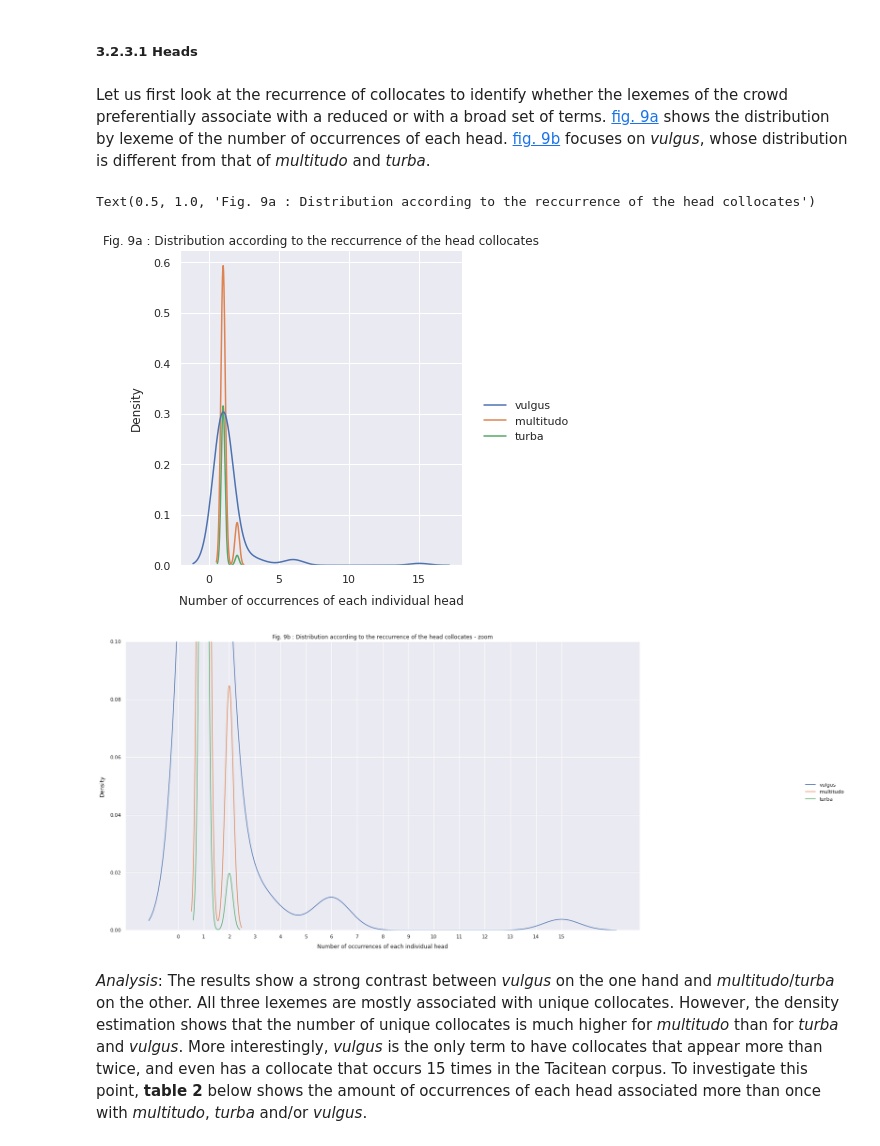
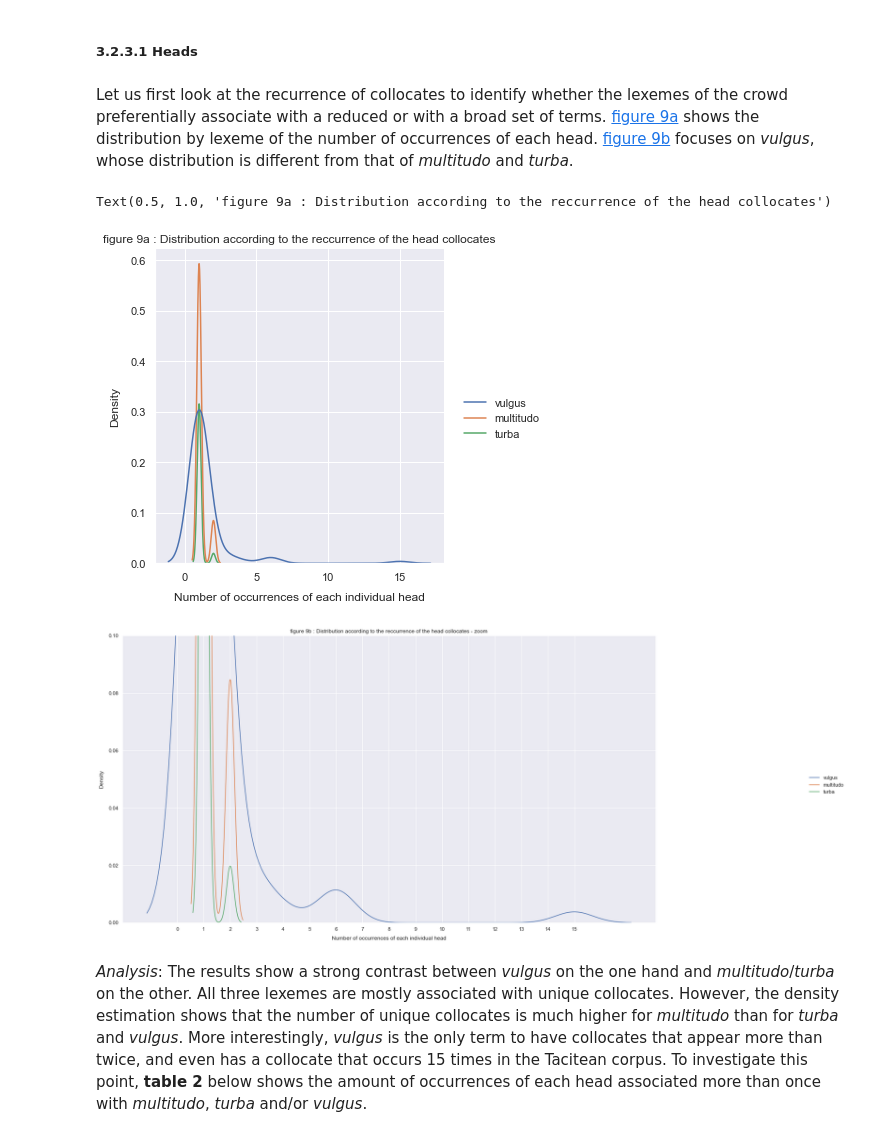
Before and after one commit to jdh-observer/issue01, a Jupyter notebook: namelesscrowd/The-Nameless-Crowd_anon_V3.ipynb, the cells around one changed output. Saved outputs shown, nothing was run; the diff lists cells and outputs as text; code cells hidden in the pictures.

```diff
--- a/namelesscrowd/The-Nameless-Crowd_anon_V3.ipynb
+++ b/namelesscrowd/The-Nameless-Crowd_anon_V3.ipynb
@@ -467,7 +466,7 @@ _Analysis_: The different method used to generate this table proves less efficie
 # %% [markdown]
 ##### 3.2.3.1 Heads
 # %% [markdown]
-Let us first look at the recurrence of collocates to identify whether the lexemes of the crowd preferentially associate with a reduced or with a broad set of terms. [fig. 9a](figure-9a) shows the distribution by lexeme of the number of occurrences of each head. [fig. 9b](figure-9b) focuses on _vulgus_, whose distribution is different from that of _multitudo_ and _turba_.
+Let us first look at the recurrence of collocates to identify whether the lexemes of the crowd preferentially associate with a reduced or with a broad set of terms. [figure 9a](#figure-9a) shows the distribution by lexeme of the number of occurrences of each head. [figure 9b](#figure-9b) focuses on _vulgus_, whose distribution is different from that of _multitudo_ and _turba_.
 # %%
 #Récupération des "head" par lexie
 head_vulgus = noms_foule_df[noms_foule_df["lemma"] == "vulgus"].l_head.value_counts()
@@ -491,21 +490,21 @@ for index, content in head_df.iterrows():
 # %%
 fig9a = sns.displot(head_df[head_df >= 1], kind="kde")
 fig9a.set_axis_labels("Number of occurrences of each individual head", "Density", labelpad=10)
-plt.title("Fig. 9a : Distribution according to the reccurrence of the head collocates")
+plt.title("figure 9a : Distribution according to the reccurrence of the head collocates")
 # %% [output]
-Text(0.5, 1.0, 'Fig. 9a : Distribution according to the reccurrence of the head collocates')
+Text(0.5, 1.0, 'figure 9a : Distribution according to the reccurrence of the head collocates')
-[figure, old version]
+[figure, new version]
 # %%
 fig9b = sns.displot(head_df[head_df >= 1], kind="kde")
 fig9b.set_axis_labels("Number of occurrences of each individual head", "Density", labelpad=10)
 plt.ylim(0, .1)
 x_ticks = np.arange(0, 16, 1)
 plt.xticks(x_ticks)
-plt.title("Fig. 9b : Distribution according to the reccurrence of the head collocates - zoom")
+plt.title("figure 9b : Distribution according to the reccurrence of the head collocates - zoom")
 
 plt.gcf().set_size_inches(25, 10)
 # %% [output]
-[figure, old version]
+[figure, new version]
 # %% [markdown]
 _Analysis_: The results show a strong contrast between _vulgus_ on the one hand and _multitudo_/_turba_ on the other. All three lexemes are mostly associated with unique collocates. However, the density estimation shows that the number of unique collocates is much higher for _multitudo_ than for _turba_ and _vulgus_. More interestingly, _vulgus_ is the only term to have collocates that appear more than twice, and even has a collocate that occurs 15 times in the Tacitean corpus. To investigate this point, __table 2__ below shows the amount of occurrences of each head associated more than once with _multitudo_, _turba_ and/or _vulgus_.
 # %%
```
Also changed, not shown: parts of 28 cells of this notebook.
